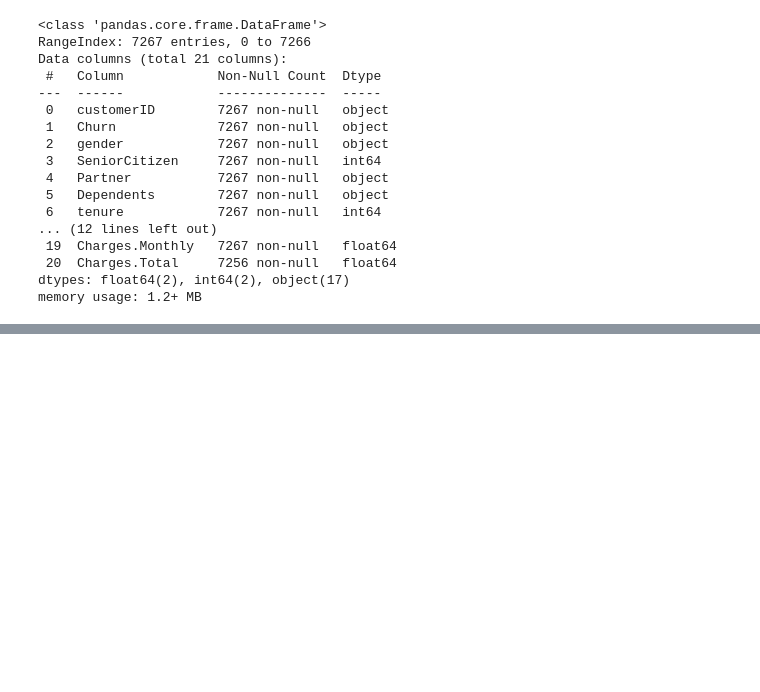
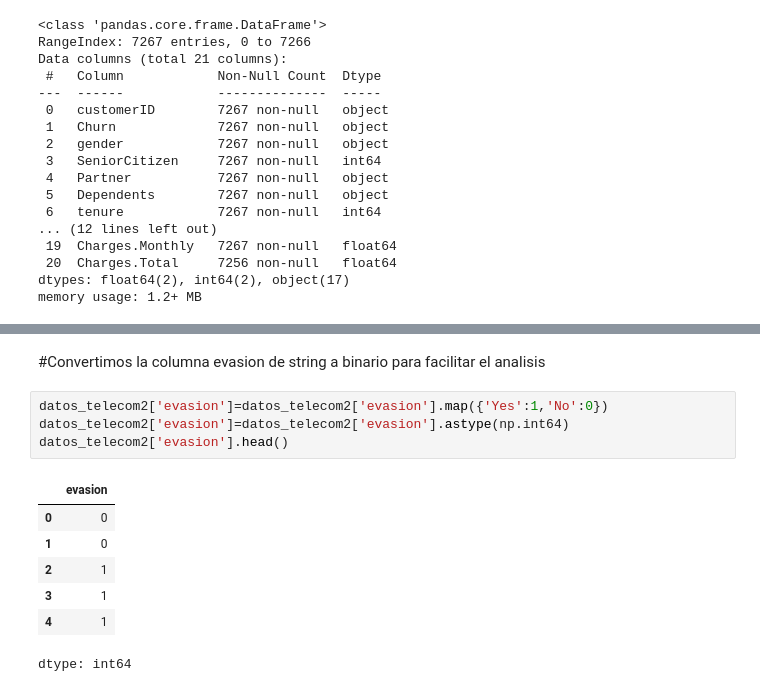
Before and after one commit to taniagoa/Segundo-challenge-CD-Telecom, a Jupyter notebook: segundo_challenge_Telecom.ipynb, the cells around one changed output, grey strips where cells are left out. Cells and saved outputs as stored; diff of their text form; blank space fills up the shorter version.

```diff
--- a/segundo_challenge_Telecom.ipynb
+++ b/segundo_challenge_Telecom.ipynb
@@ -146,0 +194,14 @@ memory usage: 1.2+ MB
+# %% [markdown]
+#Convertimos la columna evasion de string a binario para facilitar el analisis
+# %%
+datos_telecom2['evasion']=datos_telecom2['evasion'].map({'Yes':1,'No':0})
+datos_telecom2['evasion']=datos_telecom2['evasion'].astype(np.int64)
+datos_telecom2['evasion'].head()
+# %% [output]
+|  | evasion |
+| 0 | 0 |
+| 1 | 0 |
+| 2 | 1 |
+| 3 | 1 |
+| 4 | 1 |
+dtype: int64
```
Also changed, not shown: parts of 10 cells of this notebook.
